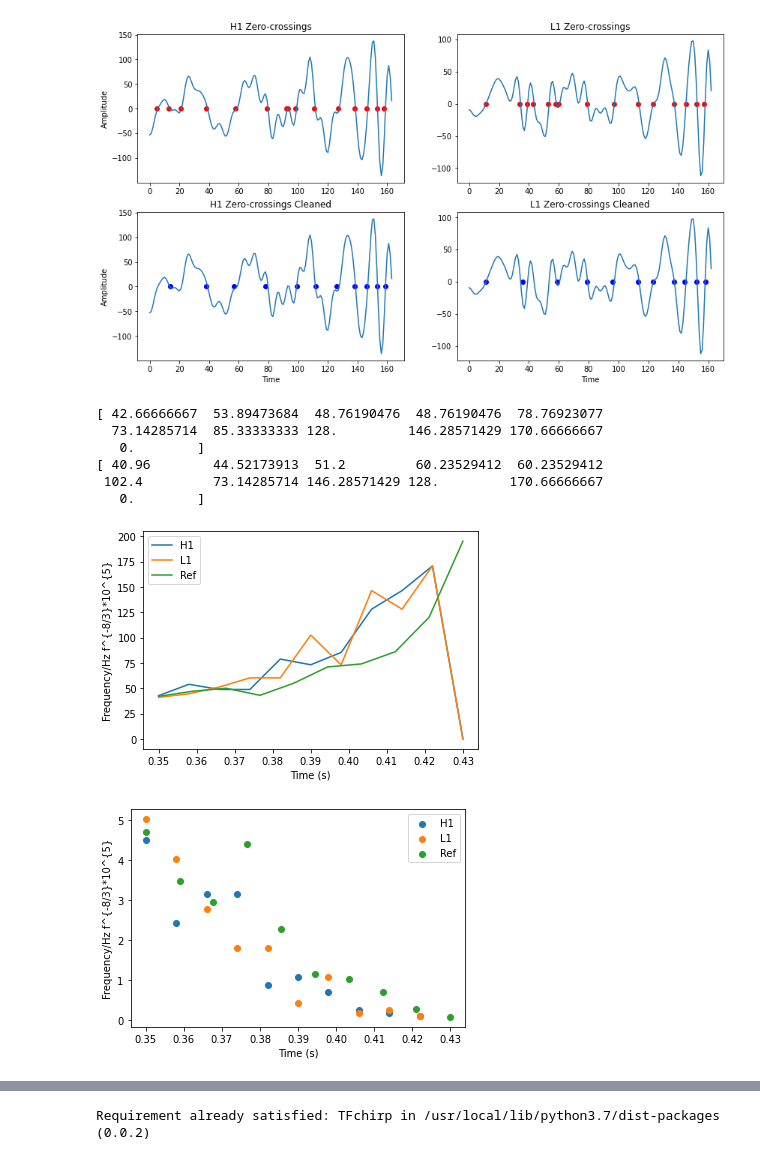
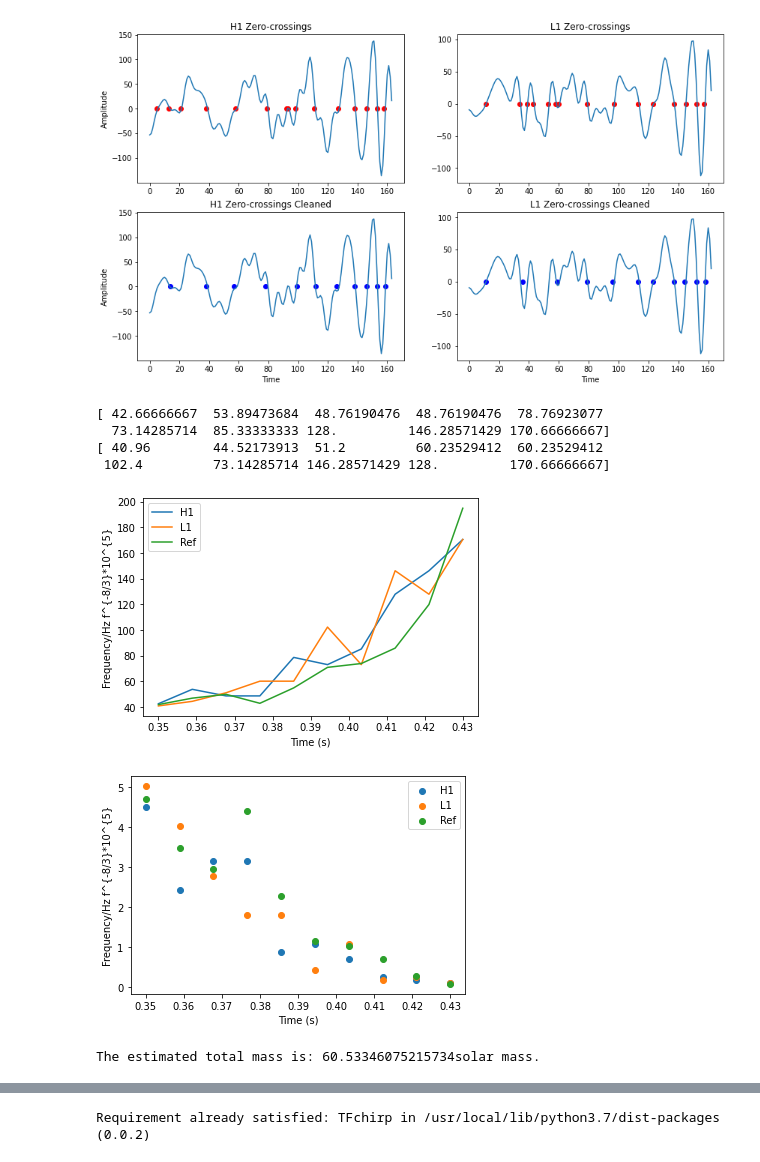
Before and after one commit to xli2522/simple-BBH-waveform, a Jupyter notebook: simple_BBH_waveform.ipynb, the cells around one changed output, grey strips where cells are left out. Saved outputs shown, nothing was run; the diff lists cells and outputs as text; code cells hidden in the pictures.

Commit message:
total mass estimate: 60.53 solar mass

```diff
--- a/simple_BBH_waveform.ipynb
+++ b/simple_BBH_waveform.ipynb
@@ -15,7 +15,7 @@ def fmerger(M):
     c = 3*10**8           # speed of light
     G = 6.674*10**(-11)   # gravitational constant
     R = 1.7               # compactness ratio
-    freq = (2*c**3)/(R**(3/2)*G*M*1.989*10**30)/(2*np.pi)     # merger frequency formula
+    freq = (c**3)/(R**(3/2)*2**(3/2)*G*M*1.989*10**30)/(np.pi)     # merger frequency formula
 
     return freq
 
@@ -168,42 +168,49 @@ IF_sample = [42, 47, 50, 43, 55, 71,74,86,120,195]
 # %% [output]
 [figure]
 # %%
-IF_hdata = np.zeros(len(zero_hcrossings_clean)); IF_ldata = np.zeros(len(zero_lcrossings_clean))
+IF_hdata = np.zeros(len(zero_hcrossings_clean)-1); IF_ldata = np.zeros(len(zero_lcrossings_clean)-1)
 for i in range(len(zero_hcrossings_clean)-1):
     IF_hdata[i] = 1/(2*((zero_hcrossings_clean[i+1]-zero_hcrossings_clean[i])/2048))          #Kito
 for i in range(len(zero_lcrossings_clean)-1):
     IF_ldata[i] = 1/(2*((zero_lcrossings_clean[i+1]-zero_lcrossings_clean[i])/2048))          #Kito
 
 IF_hdata = np.asarray(IF_hdata); IF_ldata = np.asarray(IF_ldata)
 print(IF_hdata); print(IF_ldata)
 IF_sample = np.asarray(IF_sample)
 plt.plot(np.linspace(0.35, 0.43, len(IF_hdata)),IF_hdata)
 plt.plot(np.linspace(0.35, 0.43, len(IF_ldata)),IF_ldata)
 plt.plot(np.linspace(0.35, 0.43, len(IF_sample)),IF_sample)
 plt.legend(['H1','L1', 'Ref'])
 plt.ylabel(r'Frequency/Hz f^{-8/3}*10^{5}')
 plt.xlabel('Time (s)')
 plt.show()
 
 IF_hdata = IF_hdata**(-8/3)*10**5; IF_ldata = IF_ldata**(-8/3)*10**5; IF_sample = IF_sample**(-8/3)*10**5
 
 plt.scatter(np.linspace(0.35, 0.43, len(IF_hdata)),IF_hdata)
 plt.scatter(np.linspace(0.35, 0.43, len(IF_ldata)),IF_ldata)
 plt.scatter(np.linspace(0.35, 0.43, len(IF_sample)),IF_sample)
 plt.legend(['H1','L1', 'Ref'])
 plt.ylabel(r'Frequency/Hz f^{-8/3}*10^{5}')
 plt.xlabel('Time (s)')
 
 plt.show()
+
+# now estimate the total mass
+c = 3*10**8           # speed of light
+G = 6.674*10**(-11)   # gravitational constant
+R = 1.7               # compactness ratio
+freq_merger =  170.6
+M_total = (c**3)/(R**(3/2)*2**(3/2)*G*freq_merger*1.989*10**30)/(np.pi)
+print(r'The estimated total mass is: '+str(M_total)+r'solar mass.')
 # %% [output]
 [ 42.66666667  53.89473684  48.76190476  48.76190476  78.76923077
-  73.14285714  85.33333333 128.         146.28571429 170.66666667
-   0.        ]
+  73.14285714  85.33333333 128.         146.28571429 170.66666667]
 [ 40.96        44.52173913  51.2         60.23529412  60.23529412
- 102.4         73.14285714 146.28571429 128.         170.66666667
-   0.        ]
+ 102.4         73.14285714 146.28571429 128.         170.66666667]
-[figure, old version]
+[figure, new version]
-[figure, old version]
+[figure, new version]
+The estimated total mass is: 60.53346075215734solar mass.
 # %%
 ! pip install lmfit
 # %% [output]
```
Also changed, not shown: parts of 3 cells of this notebook.
